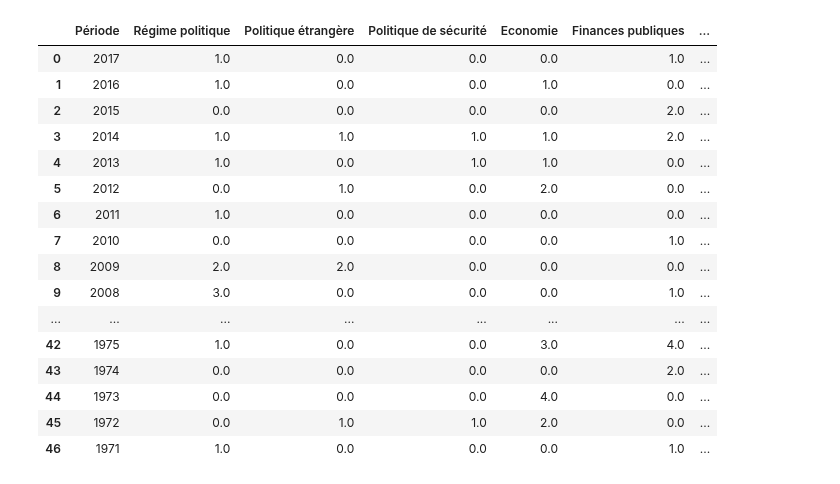
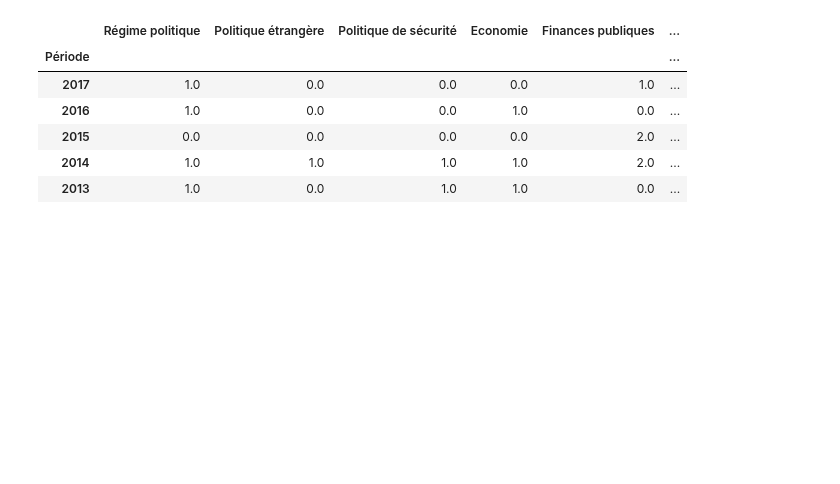
Before and after one commit to matthieuDev/ADA2017, a Jupyter notebook: project/temp.ipynb, the cells around one changed output. Drawn from its saved outputs; the diff is of its cells as text; code cells hidden in the pictures; blank space fills up the shorter version.

Commit message:
themes done

```diff
--- a/project/temp.ipynb
+++ b/project/temp.ipynb
@@ -81,24 +81,14 @@ df = df.merge(data, on="Commune")
 # %%
 themes = pd.read_csv("data/px-x-1703010000_103.csv", sep=";", encoding="cp1254", skiprows=2)[:-1]
 themes = themes[~themes['Période'].str.contains("bis")]
 themes["Période"] = themes["Période"].apply(lambda x : x.split(" ")[1])
-themes.reset_index(inplace=True, drop=True)
-themes
+themes = themes.set_index("Période")
+themes.head()
 # %% [output]
-|  | Période | Régime politique | Politique étrangère | Politique de sécurité | Economie | Finances publiques | ... |
-| 0 | 2017 | 1.0 | 0.0 | 0.0 | 0.0 | 1.0 | ... |
-| 1 | 2016 | 1.0 | 0.0 | 0.0 | 1.0 | 0.0 | ... |
-| 2 | 2015 | 0.0 | 0.0 | 0.0 | 0.0 | 2.0 | ... |
-| 3 | 2014 | 1.0 | 1.0 | 1.0 | 1.0 | 2.0 | ... |
-| 4 | 2013 | 1.0 | 0.0 | 1.0 | 1.0 | 0.0 | ... |
-| 5 | 2012 | 0.0 | 1.0 | 0.0 | 2.0 | 0.0 | ... |
-| 6 | 2011 | 1.0 | 0.0 | 0.0 | 0.0 | 0.0 | ... |
-| 7 | 2010 | 0.0 | 0.0 | 0.0 | 0.0 | 1.0 | ... |
-| 8 | 2009 | 2.0 | 2.0 | 0.0 | 0.0 | 0.0 | ... |
-| 9 | 2008 | 3.0 | 0.0 | 0.0 | 0.0 | 1.0 | ... |
-| ... | ... | ... | ... | ... | ... | ... | ... |
-| 42 | 1975 | 1.0 | 0.0 | 0.0 | 3.0 | 4.0 | ... |
-| 43 | 1974 | 0.0 | 0.0 | 0.0 | 0.0 | 2.0 | ... |
-| 44 | 1973 | 0.0 | 0.0 | 0.0 | 4.0 | 0.0 | ... |
-| 45 | 1972 | 0.0 | 1.0 | 1.0 | 2.0 | 0.0 | ... |
-| 46 | 1971 | 1.0 | 0.0 | 0.0 | 0.0 | 1.0 | ... |
+|  | Régime politique | Politique étrangère | Politique de sécurité | Economie | Finances publiques | ... |
+| Période |  |  |  |  |  | ... |
+| 2017 | 1.0 | 0.0 | 0.0 | 0.0 | 1.0 | ... |
+| 2016 | 1.0 | 0.0 | 0.0 | 1.0 | 0.0 | ... |
+| 2015 | 0.0 | 0.0 | 0.0 | 0.0 | 2.0 | ... |
+| 2014 | 1.0 | 1.0 | 1.0 | 1.0 | 2.0 | ... |
+| 2013 | 1.0 | 0.0 | 1.0 | 1.0 | 0.0 | ... |
```
Also changed, not shown: parts of 3 cells of this notebook, 1 other file.
